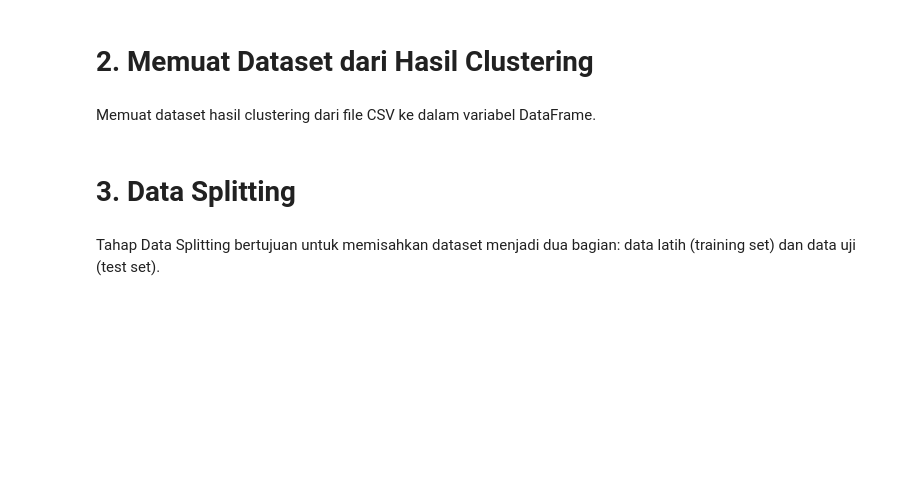
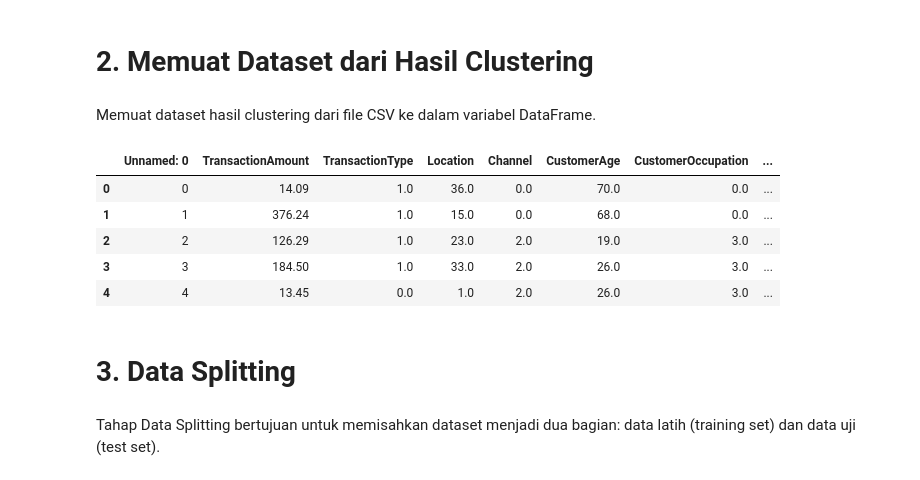
Before and after one commit to AlwanFauzi/Project-Kelas-Belajar-Machine-Learning-untuk-Pemula, a Jupyter notebook: [Klasifikasi]_Submission_Akhir_BMLP_Mohammad 'Alwan Fauzi.ipynb, the cells around one changed output. Drawn from its saved outputs; the diff is of its cells as text; code cells hidden in the pictures; blank space fills up the shorter version.

```diff
--- a/[Klasifikasi]_Submission_Akhir_BMLP_Mohammad 'Alwan Fauzi.ipynb
+++ b/[Klasifikasi]_Submission_Akhir_BMLP_Mohammad 'Alwan Fauzi.ipynb
@@ -13,3 +29,13 @@ Memuat dataset hasil clustering dari file CSV ke dalam variabel DataFrame.
+# %%
+df = pd.read_csv("fixdataset.csv")
+df.head()
+# %% [output]
+|  | Unnamed: 0 | TransactionAmount | TransactionType | Location | Channel | CustomerAge | CustomerOccupation | ... |
+| 0 | 0 | 14.09 | 1.0 | 36.0 | 0.0 | 70.0 | 0.0 | ... |
+| 1 | 1 | 376.24 | 1.0 | 15.0 | 0.0 | 68.0 | 0.0 | ... |
+| 2 | 2 | 126.29 | 1.0 | 23.0 | 2.0 | 19.0 | 3.0 | ... |
+| 3 | 3 | 184.50 | 1.0 | 33.0 | 2.0 | 26.0 | 3.0 | ... |
+| 4 | 4 | 13.45 | 0.0 | 1.0 | 2.0 | 26.0 | 3.0 | ... |
 # %% [markdown]
 # **3. Data Splitting**
 # %% [markdown]
```
Also changed, not shown: parts of 18 cells of this notebook.
